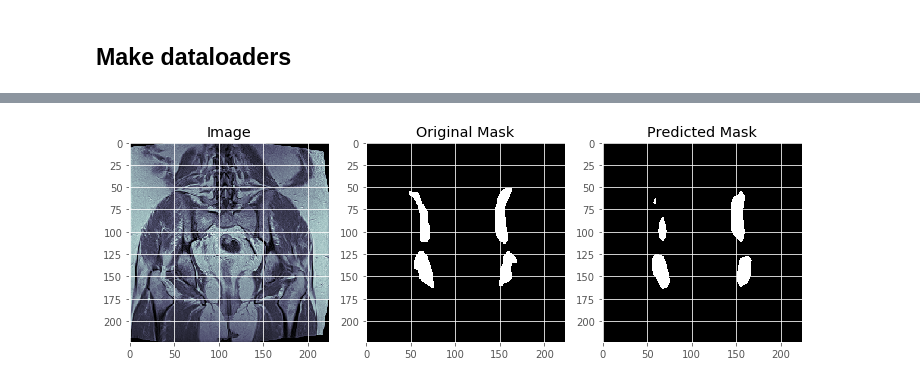
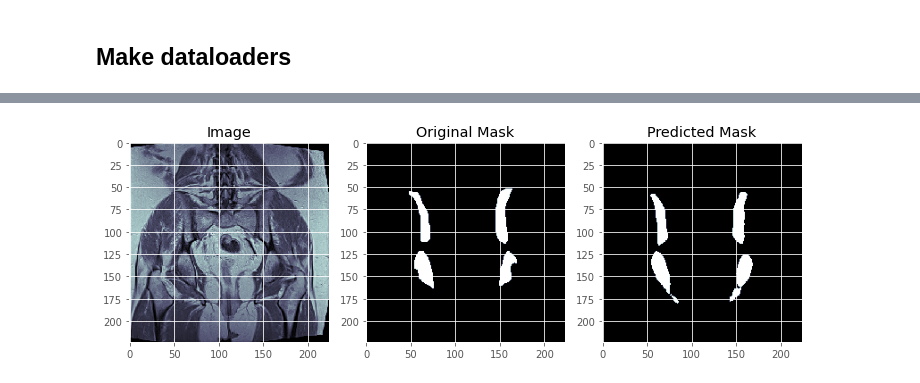
Before and after one commit to easoplee/pelvic_project, a Jupyter notebook: binary_ilium_seg.ipynb, the cells around one changed output, grey strips where cells are left out. Drawn from its saved outputs; the diff is of its cells as text; code cells hidden in the pictures.

```diff
--- a/binary_ilium_seg.ipynb
+++ b/binary_ilium_seg.ipynb
@@ -82,8 +80,9 @@ class config:
   PIN_MEMORY = True if DEVICE == "cuda" else False
   LEARNING_RATE = 3e-5
   NUM_EPOCHS = 30
-  MODEL_PATH = "/content/drive/MyDrive/pelvic_project/output/binary_ilium_model.pth"
-  PLOT_PATH = "/content/drive/MyDrive/pelvic_project/output/binary_ilium_plot.png"
+  MODEL_PATH = "/content/drive/MyDrive/pelvic_project/output/" + model_type + "/binary_ilium_model.pth"
+  PLOT_PATH = "/content/drive/MyDrive/pelvic_project/output/" + model_type + "/binary_ilium_plot.png"
+  BOXPLOT_PATH = "/content/drive/MyDrive/pelvic_project/output/" + model_type + "/binary_ilium_boxplot.png"
   IMAGE_DIR = '/content/drive/MyDrive/pelvic_project/data/images_2d'
   LABEL_DIR = '/content/drive/MyDrive/pelvic_project/mask/ilium_binary_mask_2d'
 # %%
@@ -248,7 +227,7 @@ print(label_dir)
 valset_length = int(len(os.listdir(image_dir)) * 0.1)
 print(valset_length)
 
-image_list = sorted(os.listdir(image_dir))[:639]
+image_list = sorted(os.listdir(image_dir))
 print(image_list)
 random.shuffle(image_list)
 
@@ -326,7 +305,12 @@ val_y = shape: torch.Size([20, 224, 224])
 5
 # %%
 #import torchvision
-model = torchvision.models.segmentation.deeplabv3_resnet50(pretrained=False, progress=True, num_classes=2, aux_loss=None)
+model = {
+    'deeplabv3': torchvision.models.segmentation.deeplabv3_resnet50(pretrained=False, progress=True, num_classes=2, aux_loss=None),
+    'unet': smp.Unet('resnet34', classes=2)
+}
+model = model[model_type]
+#model = torchvision.models.segmentation.deeplabv3_resnet50(pretrained=False, progress=True, num_classes=2, aux_loss=None)
 if (not(new_training)): # if training is unnecessary
   #model.load_state_dict(torch.load(config.MODEL_PATH))
   model = torch.load(config.MODEL_PATH).to(config.DEVICE)
@@ -381,7 +365,8 @@ if (new_training):
       (x, y) = (x.type(torch.cuda.FloatTensor).to(config.DEVICE), y.to(config.DEVICE))
       # perform a forward pass and calculate the training loss
       pred = model(x)
-      pred = pred['out']
+      if model_type == 'deeplabv3':
+        pred = pred['out']
       #print(pred.shape)
       loss = loss_function(pred, y)
       # first, zero out any previously accumulated gradients, then
@@ -401,7 +386,8 @@ if (new_training):
         (x, y) = (x.type(torch.cuda.FloatTensor).to(config.DEVICE), y.to(config.DEVICE))
         # make the predictions and calculate the validation loss
         pred = model(x)
-        pred = pred['out']
+        if model_type == 'deeplabv3':
+          pred = pred['out']
         totalTestLoss += loss_function(pred, y)
     # calculate the average training and validation loss
     avgTrainLoss = totalTrainLoss / trainSteps
@@ -483,35 +469,36 @@ with torch.no_grad():
   #image = cv2.cvtColor(image, cv2.COLOR_BGR2RGB)
   image = image.astype("float32") / 255.0
   image = cv2.resize(image, (config.INPUT_IMAGE_WIDTH, config.INPUT_IMAGE_HEIGHT), interpolation = cv2.INTER_NEAREST)
   orig = image.copy()
 
   gtMask = np.load(ex_label_dir)
   gtMask = cv2.resize(gtMask, (config.INPUT_IMAGE_WIDTH, config.INPUT_IMAGE_HEIGHT), interpolation = cv2.INTER_NEAREST)
   gtMask = np.rot90(gtMask, 3)
   gtMask = cv2.flip(gtMask, 1)
   gt_Mask_t = torch.tensor(gtMask)
 
   temp = np.zeros((3, image.shape[0], image.shape[1]))
   temp[0, :, :] = image
   temp[1,:,:]=image
   temp[2,:,:]=image
   #image = np.transpose(image, (2, 0, 1))
   image = np.expand_dims(temp, 0)
   image = torch.Tensor(image).to(config.DEVICE)
 
   predMask = model(image)
-  predMask = predMask['out']
+  if model_type == 'deeplabv3':
+    predMask = predMask['out']
   predMask = torch.argmax(predMask, 1).detach().cpu().squeeze()
   #print(predMask.shape)
   #predMask_RGB = IntToRGB(predMask)
 
   #y_true, y_pred = onehot(gtMask, predMask)
   #dice_score = dice_coef_multilabel(y_true, y_pred, config.NUM_CLASS)
   #print(f'For original mask and predicted mask {dice_score}')
 
   prepare_plot(orig, gtMask, predMask)
 # %% [output]
-[figure, old version]
+[figure, new version]
 # %%
 def onehot(mask, pred):
   y_true = F.one_hot(torch.LongTensor(mask)).numpy()
```
Also changed, not shown: parts of 19 cells of this notebook.
